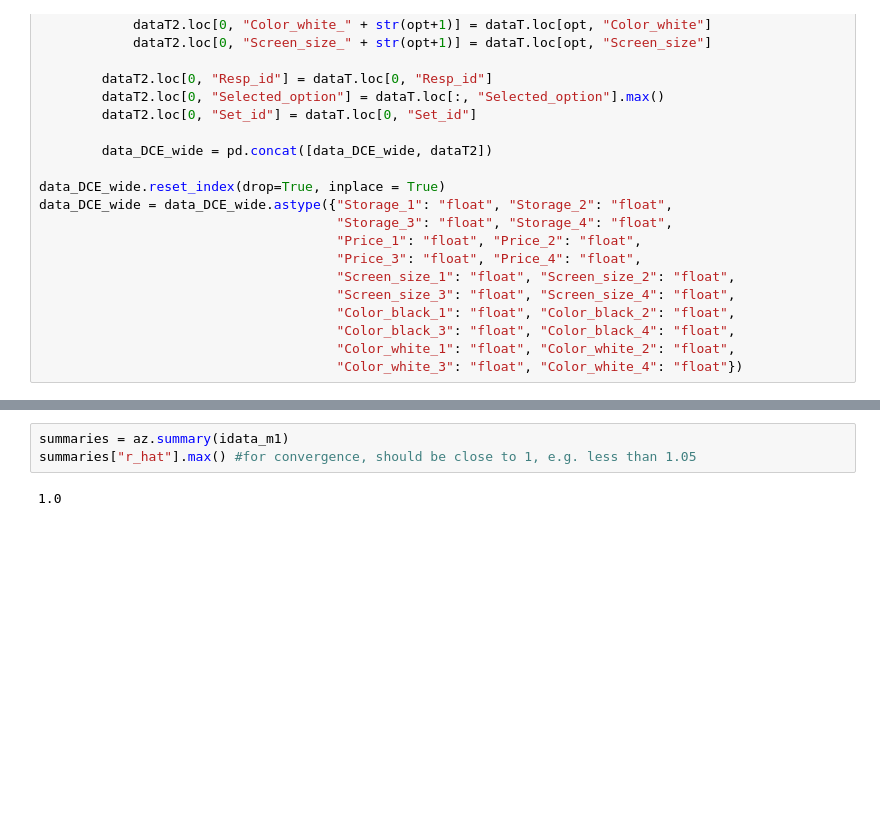
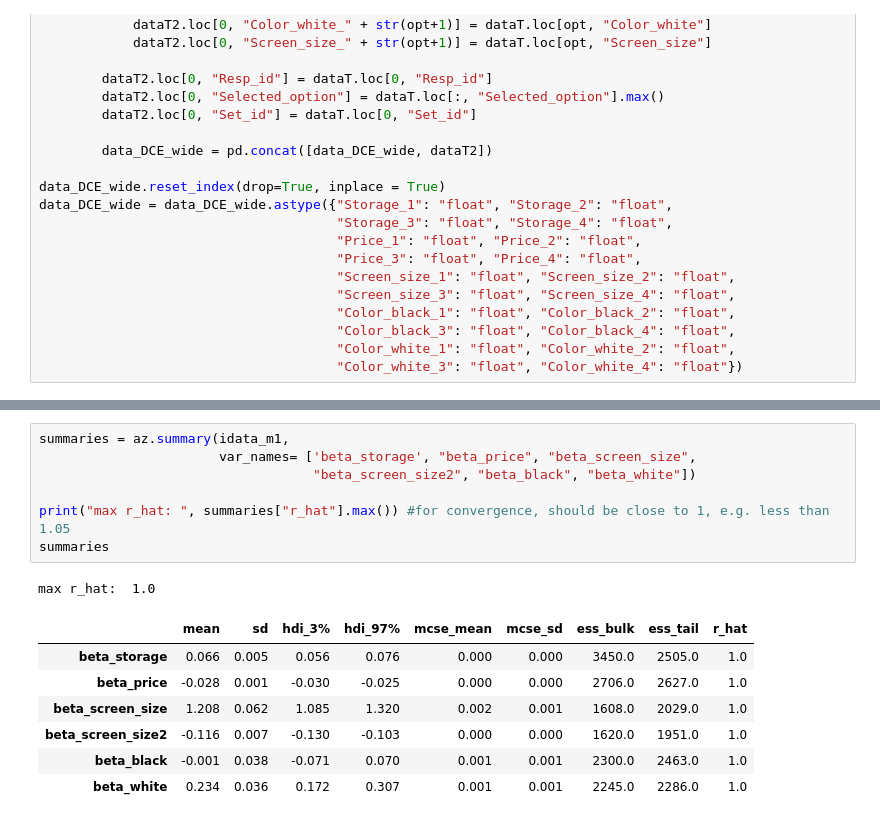
Before and after one commit to santiagoalonso/Marketing_Data_Analyses_TEC, a Jupyter notebook: Python/FMDA_5_Experiments/FMDA_5_Experiments.ipynb, the cells around one changed output, grey strips where cells are left out. Cells and saved outputs as stored; diff of their text form; blank space fills up the shorter version.

```diff
--- a/Python/FMDA_5_Experiments/FMDA_5_Experiments.ipynb
+++ b/Python/FMDA_5_Experiments/FMDA_5_Experiments.ipynb
@@ -848,10 +849,21 @@ Sampling: [Ebook_Config, beta_black, beta_price, beta_screen_size, beta_screen_s
 Sampling: [Ebook_Config]
 100.00% [4000/4000 00:57<00:00]
 # %%
-summaries = az.summary(idata_m1)
-summaries["r_hat"].max() #for convergence, should be close to 1, e.g. less than 1.05
+summaries = az.summary(idata_m1,
+                       var_names= ['beta_storage', "beta_price", "beta_screen_size",
+                                   "beta_screen_size2", "beta_black", "beta_white"])
+
+print("max r_hat: ", summaries["r_hat"].max()) #for convergence, should be close to 1, e.g. less than 1.05
+summaries
 # %% [output]
-1.0
+max r_hat:  1.0
+|  | mean | sd | hdi_3% | hdi_97% | mcse_mean | mcse_sd | ess_bulk | ess_tail | r_hat |
+| beta_storage | 0.066 | 0.005 | 0.056 | 0.076 | 0.000 | 0.000 | 3450.0 | 2505.0 | 1.0 |
+| beta_price | -0.028 | 0.001 | -0.030 | -0.025 | 0.000 | 0.000 | 2706.0 | 2627.0 | 1.0 |
+| beta_screen_size | 1.208 | 0.062 | 1.085 | 1.320 | 0.002 | 0.001 | 1608.0 | 2029.0 | 1.0 |
+| beta_screen_size2 | -0.116 | 0.007 | -0.130 | -0.103 | 0.000 | 0.000 | 1620.0 | 1951.0 | 1.0 |
+| beta_black | -0.001 | 0.038 | -0.071 | 0.070 | 0.001 | 0.001 | 2300.0 | 2463.0 | 1.0 |
+| beta_white | 0.234 | 0.036 | 0.172 | 0.307 | 0.001 | 0.001 | 2245.0 | 2286.0 | 1.0 |
 # %%
 az.plot_posterior(idata_m1,
                   ref_val=0,
```
Also changed, not shown: parts of 3 cells of this notebook.
